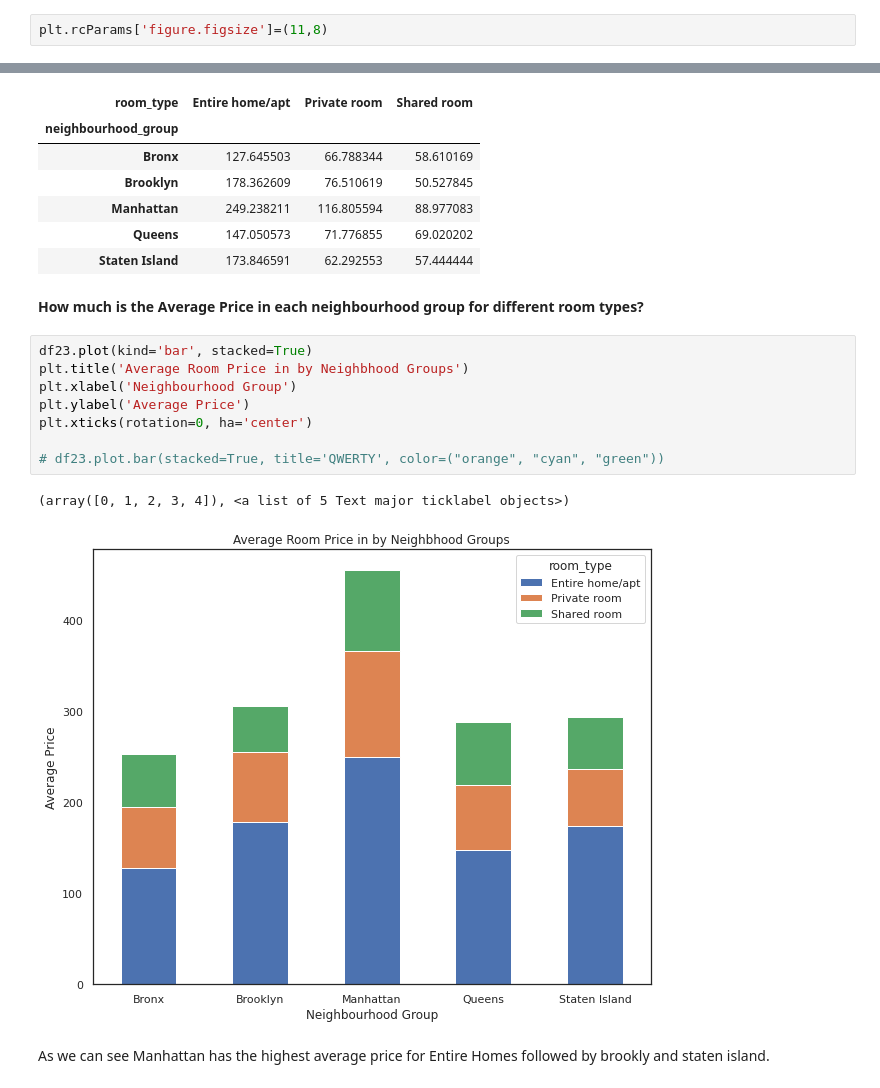
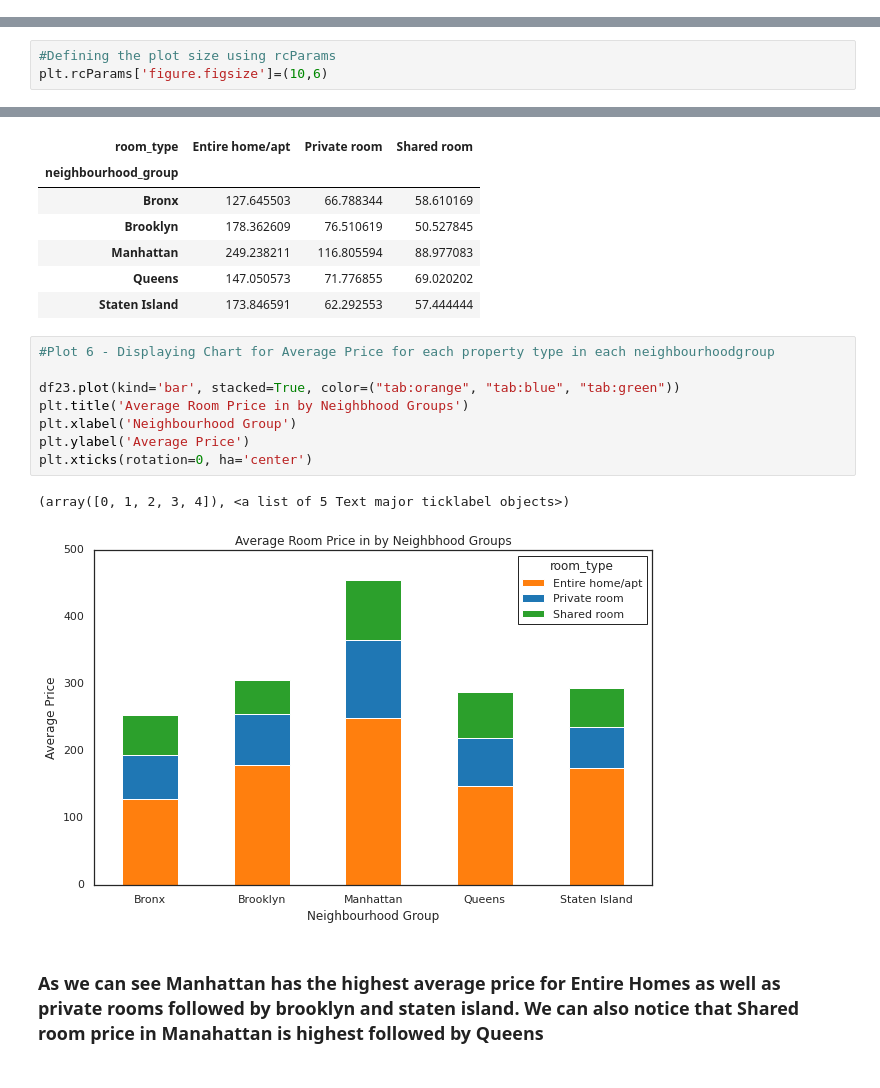
Before and after one commit to sourabhumarani/airbnb-booking, a Jupyter notebook: Airbnb_Bookings.ipynb, the cells around one changed output, grey strips where cells are left out. Saved outputs shown, nothing was run; the diff lists cells and outputs as text.

```diff
--- a/Airbnb_Bookings.ipynb
+++ b/Airbnb_Bookings.ipynb
@@ -356,2 +363,0 @@ ny_map
-# %%
-plt.rcParams['figure.figsize']=(11,8)
@@ -483,3 +512,6 @@ High number of listings for minimum nights between 1 to 7 and it can be seen the
+# %%
+#Defining the plot size using rcParams
+plt.rcParams['figure.figsize']=(10,6)
 # %%
 df23 = df.groupby(['neighbourhood_group','room_type'])['price'].mean().unstack()
 
@@ -493,18 +525,16 @@ df23.sort_values('room_type', axis=1, ascending=True)
 | Manhattan | 249.238211 | 116.805594 | 88.977083 |
 | Queens | 147.050573 | 71.776855 | 69.020202 |
 | Staten Island | 173.846591 | 62.292553 | 57.444444 |
-# %% [markdown]
-**How much is the Average Price in each neighbourhood group for different room types?**
 # %%
-df23.plot(kind='bar', stacked=True)
+#Plot 6 - Displaying Chart for Average Price for each property type in each neighbourhoodgroup
+
+df23.plot(kind='bar', stacked=True, color=("tab:orange", "tab:blue", "tab:green"))
 plt.title('Average Room Price in by Neighbhood Groups')
 plt.xlabel('Neighbourhood Group')
 plt.ylabel('Average Price')
 plt.xticks(rotation=0, ha='center')
-
-# df23.plot.bar(stacked=True, title='QWERTY', color=("orange", "cyan", "green"))
 # %% [output]
 (array([0, 1, 2, 3, 4]), <a list of 5 Text major ticklabel objects>)
-[figure, old version]
+[figure, new version]
 # %% [markdown]
-As we can see Manhattan has the highest average price for Entire Homes followed by brookly and staten island.
+### As we can see **Manhattan has the highest average price for Entire Homes** as well as private rooms followed by brooklyn and staten island. We can also notice that Shared room price in Manahattan is highest followed by Queens
```
Also changed, not shown: parts of 56 cells of this notebook.
